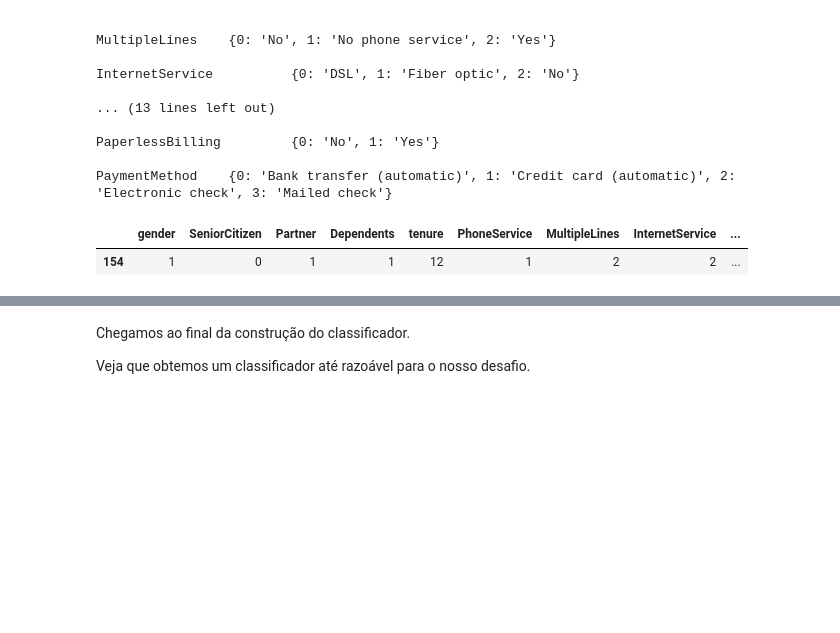
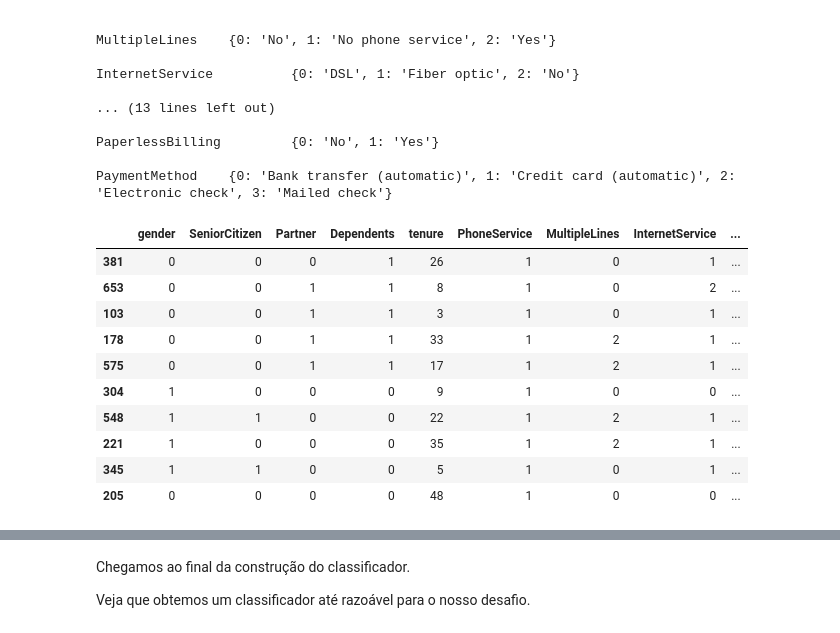
Before and after one commit to FGalvao77/Classificador-de-CHURN, a Jupyter notebook: Classificador_de_Churn.ipynb, the cells around one changed output, grey strips where cells are left out. Cells and saved outputs as stored; diff of their text form; code cells hidden in the pictures; blank space fills up the shorter version.

```diff
--- a/Classificador_de_Churn.ipynb
+++ b/Classificador_de_Churn.ipynb
@@ -1235,14 +1240,23 @@ PaperlessBilling         {0: 'No', 1: 'Yes'}
 
 PaymentMethod    {0: 'Bank transfer (automatic)', 1: 'Credit card (automatic)', 2: 'Electronic check', 3: 'Mailed check'}
 # %%
-# sorteando um dado aleatório do "data_test" após o tratamento das variáveis categóricas
-test = test_data.sample(1)
+# sorteando 10 dados aleatórios do "data_test" após o tratamento das variáveis categóricas
+test = test_data.sample(10)
 
 # visualizando a abservação sorteada
 test
 # %% [output]
 |  | gender | SeniorCitizen | Partner | Dependents | tenure | PhoneService | MultipleLines | InternetService | ... |
-| 154 | 1 | 0 | 1 | 1 | 12 | 1 | 2 | 2 | ... |
+| 381 | 0 | 0 | 0 | 1 | 26 | 1 | 0 | 1 | ... |
+| 653 | 0 | 0 | 1 | 1 | 8 | 1 | 0 | 2 | ... |
+| 103 | 0 | 0 | 1 | 1 | 3 | 1 | 0 | 1 | ... |
+| 178 | 0 | 0 | 1 | 1 | 33 | 1 | 2 | 1 | ... |
+| 575 | 0 | 0 | 1 | 1 | 17 | 1 | 2 | 1 | ... |
+| 304 | 1 | 0 | 0 | 0 | 9 | 1 | 0 | 0 | ... |
+| 548 | 1 | 1 | 0 | 0 | 22 | 1 | 2 | 1 | ... |
+| 221 | 1 | 0 | 0 | 0 | 35 | 1 | 2 | 1 | ... |
+| 345 | 1 | 1 | 0 | 0 | 5 | 1 | 0 | 1 | ... |
+| 205 | 0 | 0 | 0 | 0 | 48 | 1 | 0 | 0 | ... |
 # %%
 # # convertendo as variáveis categóricas para variáveis numéricas
 # for col in test.select_dtypes(include='object').columns:
```
Also changed, not shown: parts of 10 cells of this notebook.
